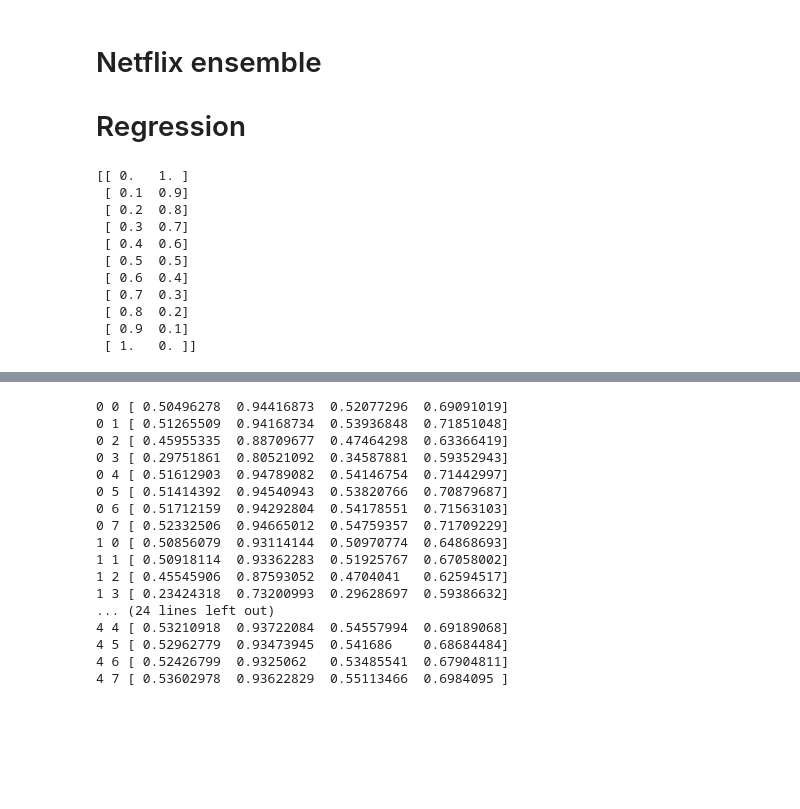
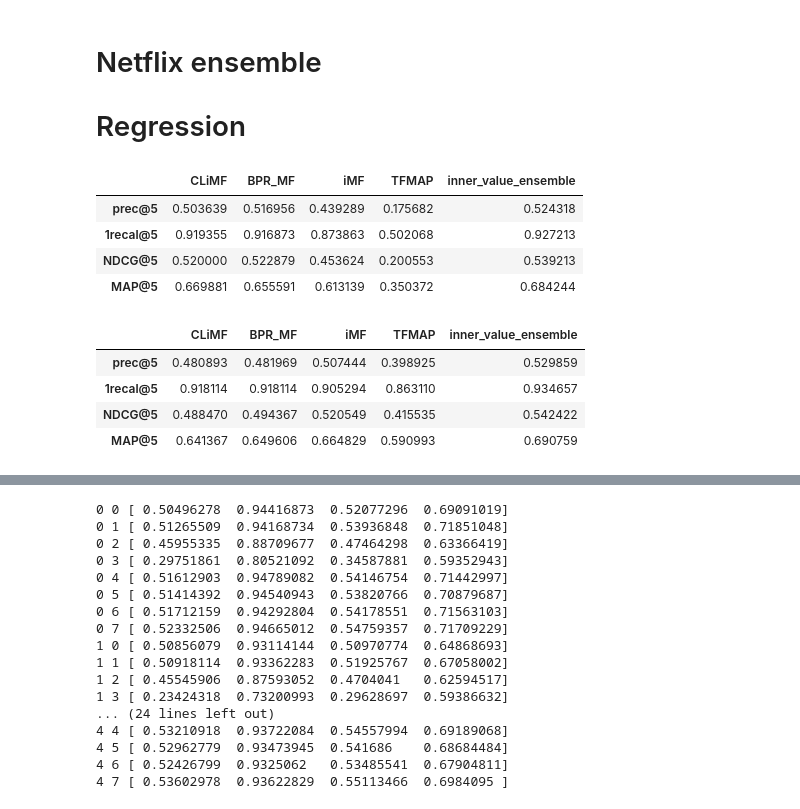
Before and after one commit to egorkudr1/diploma, a Jupyter notebook: rank_experiments.ipynb, the cells around one changed output, grey strips where cells are left out. Cells and saved outputs as stored; diff of their text form; code cells hidden in the pictures; blank space fills up the shorter version.

```diff
--- a/rank_experiments.ipynb
+++ b/rank_experiments.ipynb
@@ -513,18 +562,29 @@ from sklearn import ensemble
 from sklearn.kernel_ridge import KernelRidge
 # %%
 import copy
-# %%
-weights = np.array([[alpha, 1 - alpha] for alpha in np.linspace(0, 1, 11)])
-print(weights)
-# %% [output]
-[[ 0.   1. ]
- [ 0.1  0.9]
- [ 0.2  0.8]
- [ 0.3  0.7]
- [ 0.4  0.6]
- [ 0.5  0.5]
- [ 0.6  0.4]
- [ 0.7  0.3]
- [ 0.8  0.2]
- [ 0.9  0.1]
- [ 1.   0. ]]
+# %%
+list_ensemble = [
+#     rankensemble.regression_ensemble(linear_model.Ridge(alpha= 0.01)),
+#     rankensemble.regression_ensemble(linear_model.Ridge(alpha=1)),
+#     rankensemble.regression_ensemble(linear_model.Ridge(alpha=100))
+    rankensemble.inner_value_ensemble()
+#     rankensemble.regression_ensemble(linear_model.LogisticRegression(C = 1),ratio_neg=40, verbose=1),
+#     rankensemble.regression_ensemble(linear_model.LogisticRegression(C = 0.00001), verbose=1),
+#     rankensemble.regression_ensemble(linear_model.LogisticRegression(C = 10000), verbose=1),
+]
+# %%
+netflix_ensemble_experiment(ml100k, create_list_cf(ml100k_shape)[1:5], list_ensemble, Ktrain=5, Kvalidation=5, verbose=0, maxiter=3)
+# %% [output]
+|  | CLiMF | BPR_MF | iMF | TFMAP | inner_value_ensemble |
+| prec@5 | 0.503639 | 0.516956 | 0.439289 | 0.175682 | 0.524318 |
+| 1recal@5 | 0.919355 | 0.916873 | 0.873863 | 0.502068 | 0.927213 |
+| NDCG@5 | 0.520000 | 0.522879 | 0.453624 | 0.200553 | 0.539213 |
+| MAP@5 | 0.669881 | 0.655591 | 0.613139 | 0.350372 | 0.684244 |
+# %%
+netflix_ensemble_experiment(ml100k, create_list_cf(ml100k_shape)[1:5], list_ensemble, Ktrain=10, Kvalidation=5, verbose=0, maxiter=3)
+# %% [output]
+|  | CLiMF | BPR_MF | iMF | TFMAP | inner_value_ensemble |
+| prec@5 | 0.480893 | 0.481969 | 0.507444 | 0.398925 | 0.529859 |
+| 1recal@5 | 0.918114 | 0.918114 | 0.905294 | 0.863110 | 0.934657 |
+| NDCG@5 | 0.488470 | 0.494367 | 0.520549 | 0.415535 | 0.542422 |
+| MAP@5 | 0.641367 | 0.649606 | 0.664829 | 0.590993 | 0.690759 |
```
Also changed, not shown: parts of 25 cells of this notebook, 2 other files.
